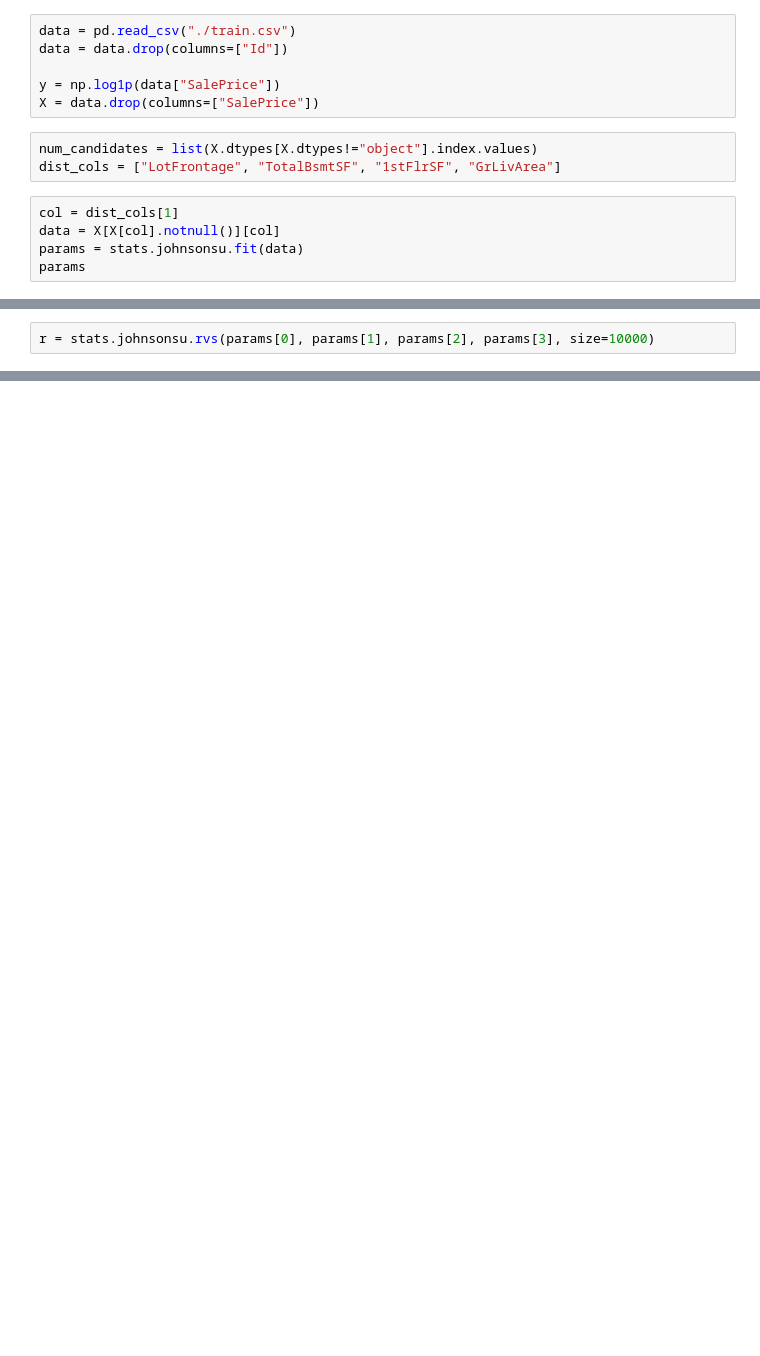
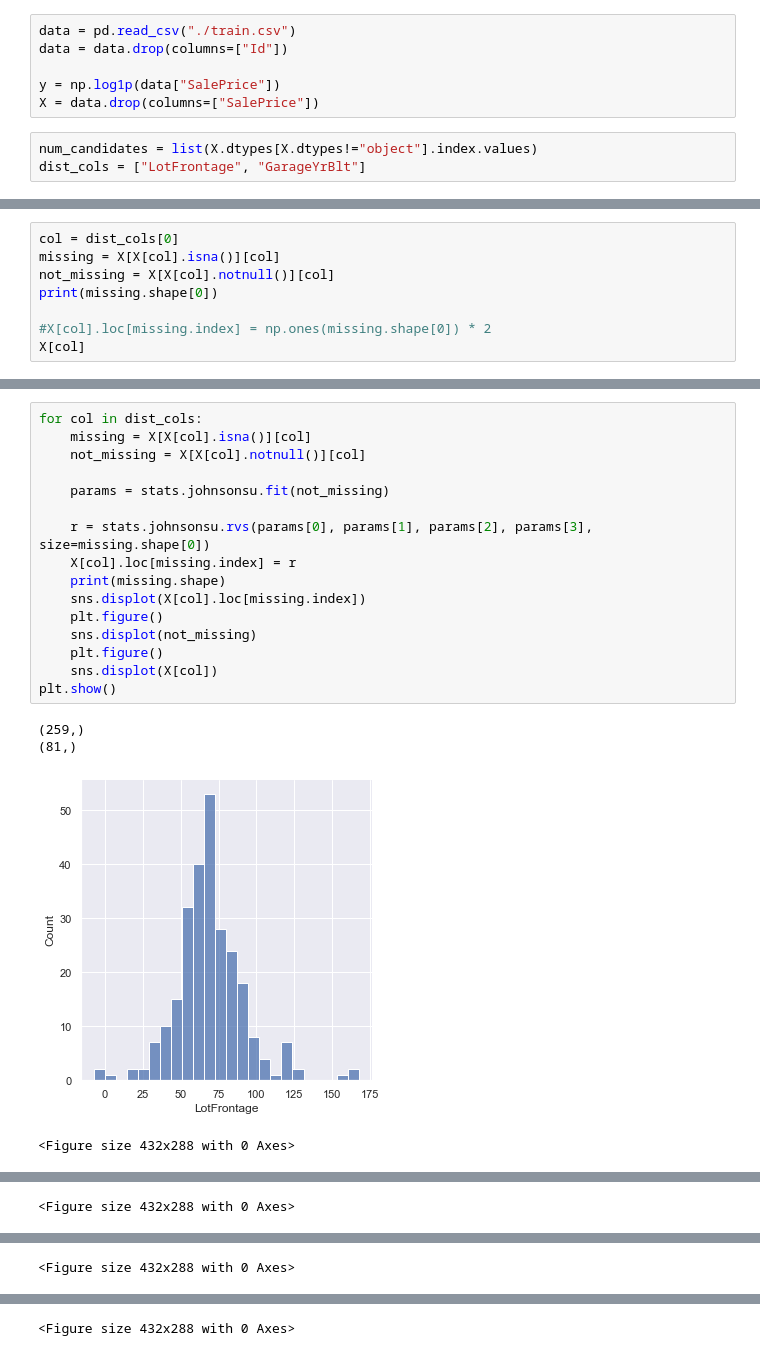
Before and after one commit to Altair200333/ML_tasks, a Jupyter notebook: task4/gen_distib.ipynb, the cells around one changed output, grey strips where cells are left out. Drawn from its saved outputs; the diff is of its cells as text; blank space fills up the shorter version.

```diff
--- a/task4/gen_distib.ipynb
+++ b/task4/gen_distib.ipynb
@@ -29,9 +32,4 @@ y = np.log1p(data["SalePrice"])
 X = data.drop(columns=["SalePrice"])
 # %%
 num_candidates = list(X.dtypes[X.dtypes!="object"].index.values)
-dist_cols = ["LotFrontage", "TotalBsmtSF", "1stFlrSF", "GrLivArea"]
+dist_cols = ["LotFrontage", "GarageYrBlt"]
-# %%
-col = dist_cols[1]
-data = X[X[col].notnull()][col]
-params = stats.johnsonsu.fit(data)
-params
@@ -40,2 +35,0 @@ params
-# %%
-r = stats.johnsonsu.rvs(params[0], params[1], params[2], params[3], size=10000)
@@ -50,0 +36,8 @@ sns.displot(data)
+# %%
+col = dist_cols[0]
+missing = X[X[col].isna()][col]
+not_missing = X[X[col].notnull()][col]
+print(missing.shape[0])
+
+#X[col].loc[missing.index] = np.ones(missing.shape[0]) * 2
+X[col]
@@ -50,0 +58,21 @@ sns.displot(data)
+# %%
+for col in dist_cols:
+    missing = X[X[col].isna()][col]
+    not_missing = X[X[col].notnull()][col]
+
+    params = stats.johnsonsu.fit(not_missing)
+
+    r = stats.johnsonsu.rvs(params[0], params[1], params[2], params[3], size=missing.shape[0])
+    X[col].loc[missing.index] = r
+    print(missing.shape)
+    sns.displot(X[col].loc[missing.index])
+    plt.figure()
+    sns.displot(not_missing)
+    plt.figure()
+    sns.displot(X[col])
+plt.show()
+# %% [output]
+(259,)
+(81,)
+[figure, added]
+<Figure size 432x288 with 0 Axes>
@@ -50,0 +80 @@ sns.displot(data)
+<Figure size 432x288 with 0 Axes>
@@ -50,0 +83 @@ sns.displot(data)
+<Figure size 432x288 with 0 Axes>
@@ -50,0 +85 @@ sns.displot(data)
+<Figure size 432x288 with 0 Axes>
```
Also changed, not shown: parts of 5 cells of this notebook, 11 other files.
